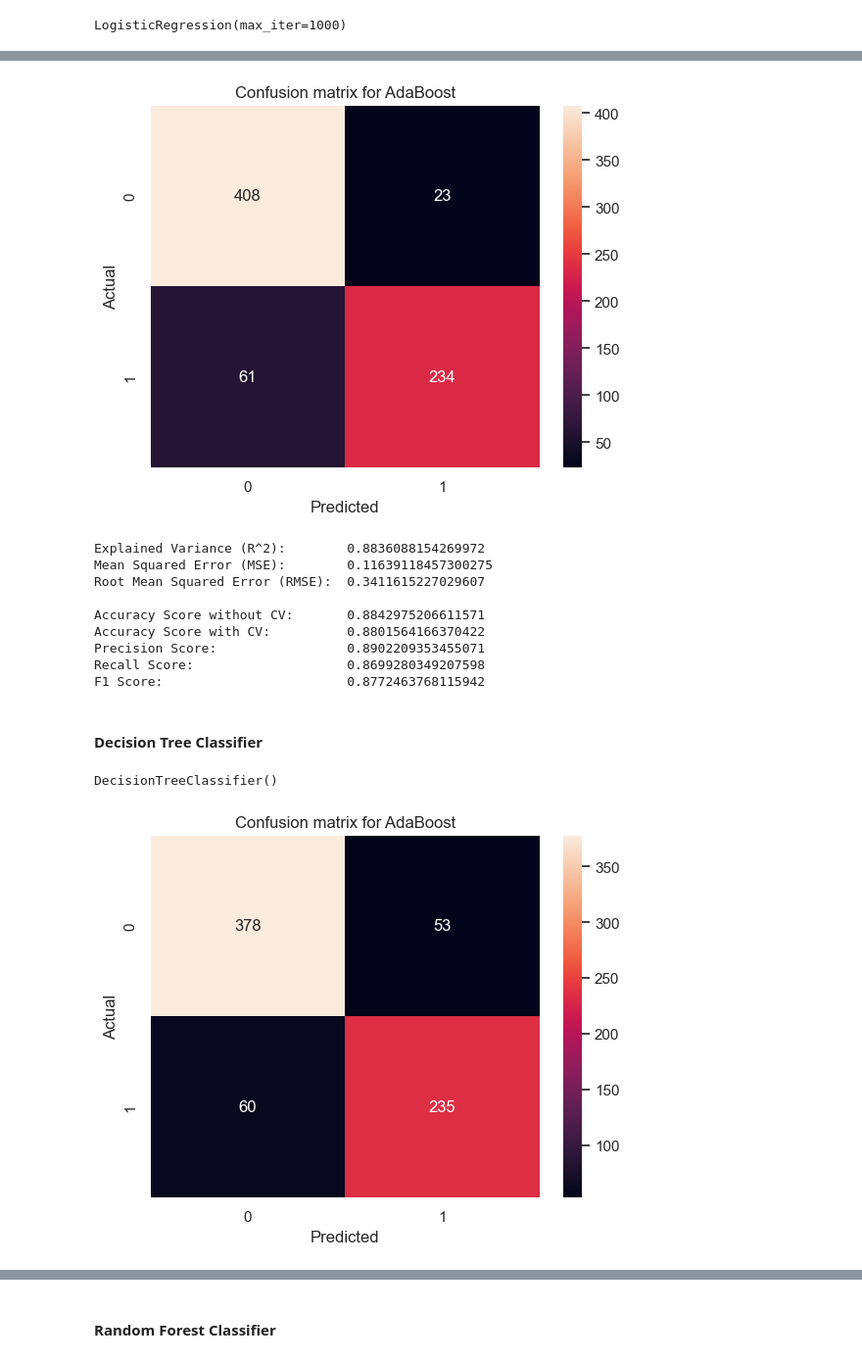
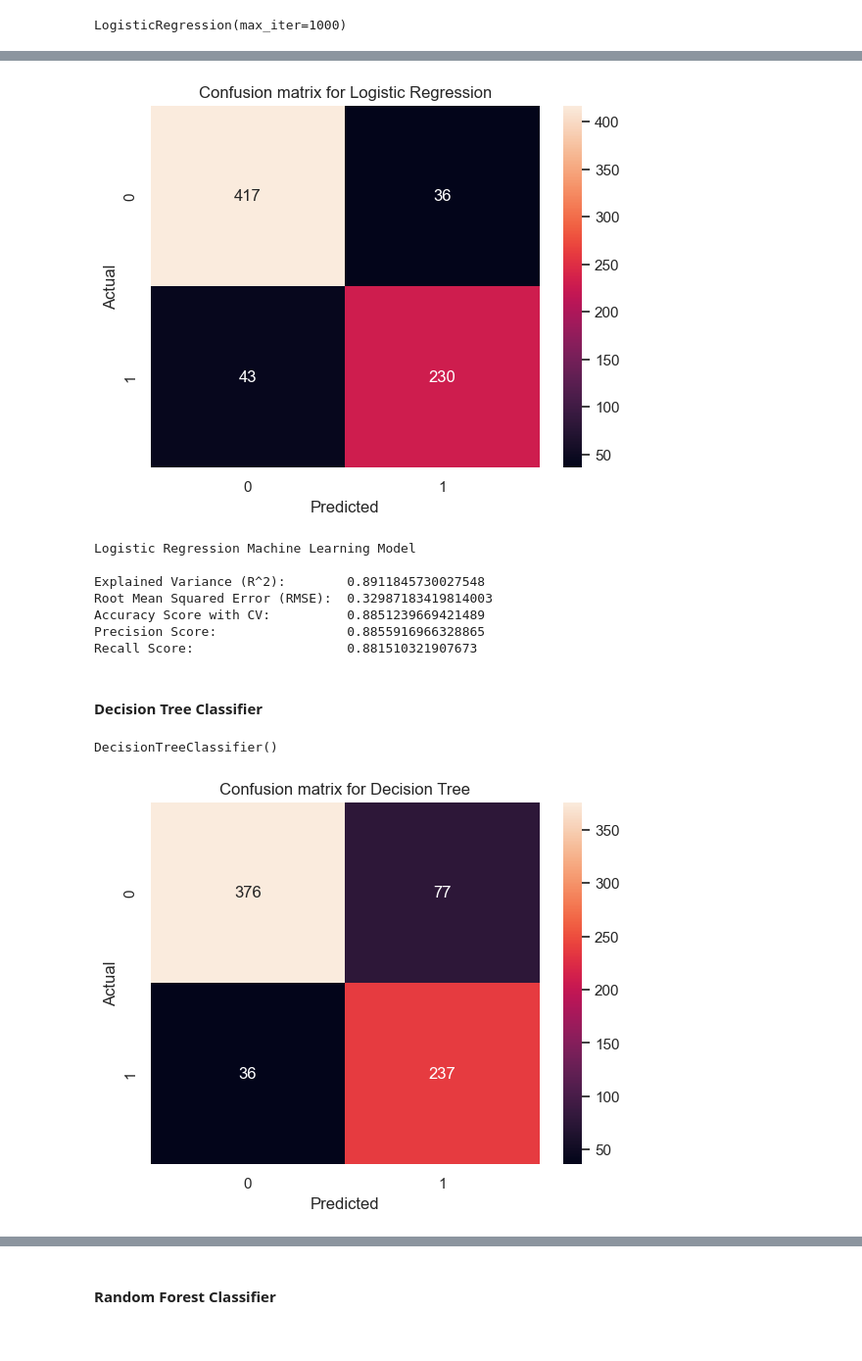
Before and after one commit to yewkiang123/SC1015-Project, a Jupyter notebook: Machine Learning.ipynb, the cells around one changed output, grey strips where cells are left out. Shown at 98% size. Cells and saved outputs as stored; diff of their text form; code cells hidden in the pictures.

Commit message:
Edit codes to have only used evaluation metrics

```diff
--- a/Machine Learning.ipynb
+++ b/Machine Learning.ipynb
@@ -73,41 +74,38 @@ logreg_response_train_pred = logreg.predict(predictors_train)
 logreg_response_test_pred = logreg.predict(predictors_test)
 # %%
+# Plot Confusion Matrix for Logistic Regression Machine Learning Model
 sb.heatmap(confusion_matrix(response_test, logreg_response_test_pred), annot = True, fmt = 'g')
 plt.xlabel('Predicted')
 plt.ylabel('Actual')
-plt.title('Confusion matrix for AdaBoost')
+plt.title('Confusion matrix for Logistic Regression')
 plt.show()
 # %% [output]
-[figure, old version]
+[figure, new version]
 # %%
+# Evaluate Evaluation Metrics
+logreg_scores = cross_val_score(logreg, predictors, response, cv = 10, scoring = "accuracy")
+logreg_mse = np.mean(np.square(np.array(response_test) - np.array(logreg_response_test_pred)))
 
-scores = cross_val_score(logreg, predictors_train, response_train, cv=10)
-mse_train = np.mean(np.square(np.array(response_train) - np.array(logreg_response_train_pred)))
-
-print("Explained Variance (R^2):\t", logreg.score(predictors_train, response_train))
-print("Mean Squared Error (MSE):\t", mse_train)
-print("Root Mean Squared Error (RMSE):\t", np.sqrt(mse_train), "\n")
-
-print("Accuracy Score without CV: \t",accuracy_score(response_test, logreg_response_test_pred))
-print("Accuracy Score with CV: \t",scores.mean())
-print("Precision Score: \t\t", precision_score(response_test, logreg_response_test_pred, average = 'macro'))
-print("Recall Score: \t\t\t", recall_score(response_test, logreg_response_test_pred, average = 'macro'))
-print("F1 Score: \t\t\t", f1_score(response_test, logreg_response_test_pred, average = 'macro'))
+print("Logistic Regression Machine Learning Model\n")
+print("Explained Variance (R^2):\t", logreg.score(predictors_test, response_test))
+print("Root Mean Squared Error (RMSE):\t", np.sqrt(logreg_mse))
+print("Accuracy Score with CV:\t\t", logreg_scores.mean())
+print("Precision Score:\t\t", precision_score(response_test, logreg_response_test_pred, average = "macro"))
+print("Recall Score:\t\t\t", recall_score(response_test, logreg_response_test_pred, average = "macro"))
 # %% [output]
-Explained Variance (R^2):        0.8836088154269972
-Mean Squared Error (MSE):        0.11639118457300275
-Root Mean Squared Error (RMSE):  0.3411615227029607
+Logistic Regression Machine Learning Model
 
-Accuracy Score without CV:       0.8842975206611571
-Accuracy Score with CV:          0.8801564166370422
-Precision Score:                 0.8902209353455071
-Recall Score:                    0.8699280349207598
-F1 Score:                        0.8772463768115942
+Explained Variance (R^2):        0.8911845730027548
+Root Mean Squared Error (RMSE):  0.32987183419814003
+Accuracy Score with CV:          0.8851239669421489
+Precision Score:                 0.8855916966328865
+Recall Score:                    0.881510321907673
 # %% [markdown]
 #### Decision Tree Classifier
-# %%
-dectree = DecisionTreeClassifier()
-dectree.fit(predictors_train, response_train)
-# %% [output]
-DecisionTreeClassifier()
+# %%
+# Create Decision Tree Classifier model and fit it to the training data
+dectree = DecisionTreeClassifier()
+dectree.fit(predictors_train, response_train)
+# %% [output]
+DecisionTreeClassifier()
 # %%
@@ -115,10 +113,11 @@ dectree_response_train_pred = dectree.predict(predictors_train)
 dectree_response_test_pred = dectree.predict(predictors_test)
 # %%
+# Plot Confusion Matrix for Decision Tree Classifier Machine Learning Model
 sb.heatmap(confusion_matrix(response_test, dectree_response_test_pred), annot = True, fmt = 'g')
 plt.xlabel('Predicted')
 plt.ylabel('Actual')
-plt.title('Confusion matrix for AdaBoost')
+plt.title('Confusion matrix for Decision Tree')
 plt.show()
 # %% [output]
-[figure, old version]
+[figure, new version]
 # %%
```
Also changed, not shown: parts of 16 cells of this notebook.
